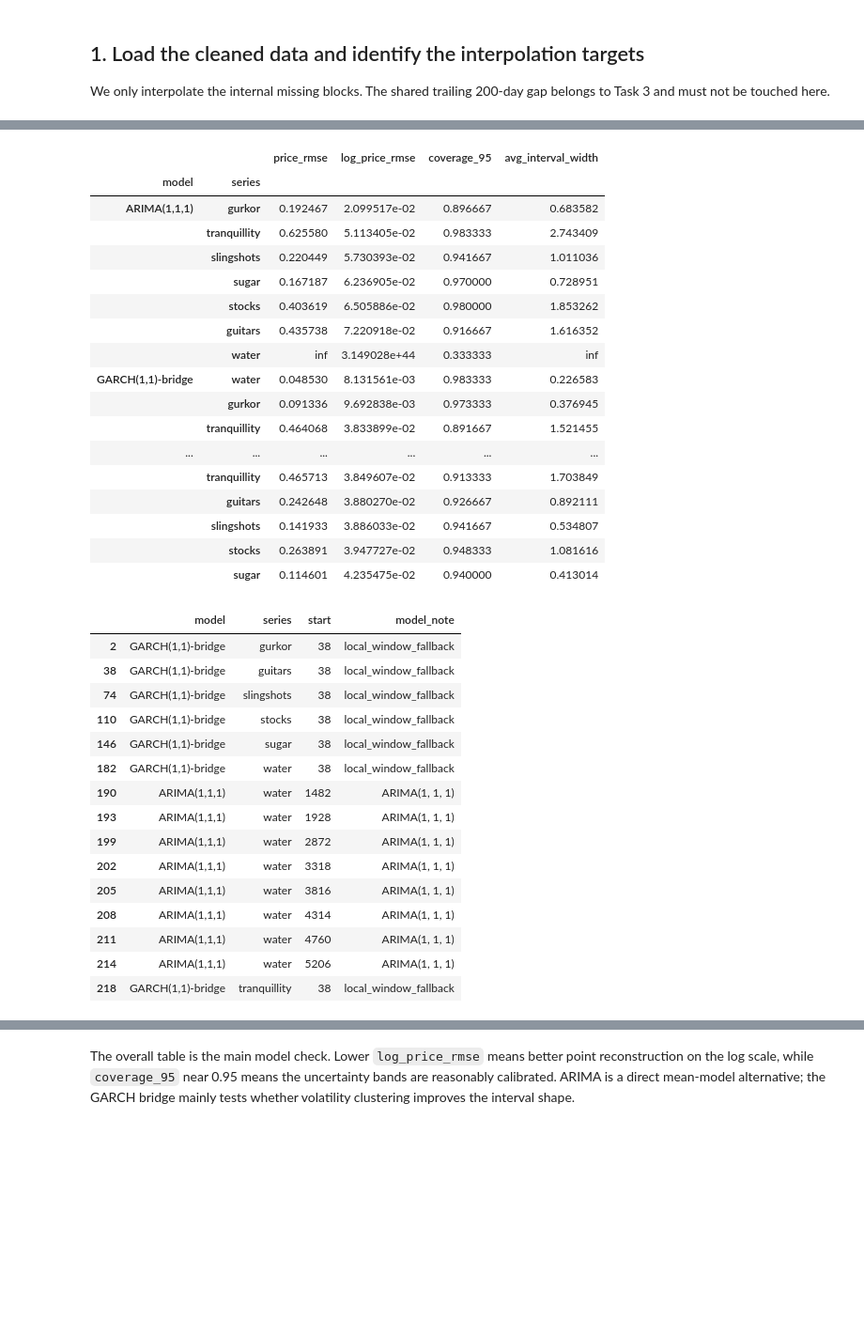
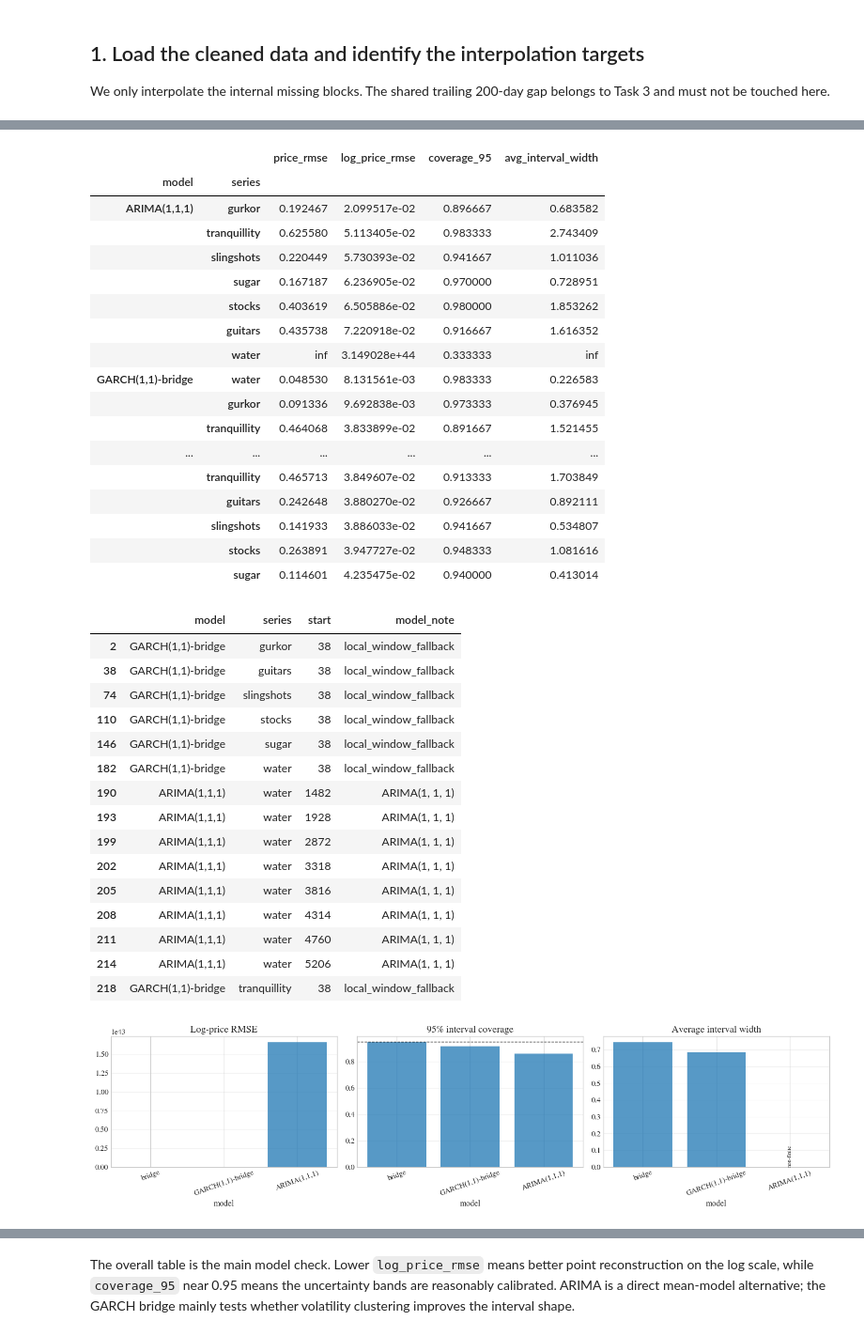
Before and after one commit to PeOll/TMS088, a Jupyter notebook: Subtasks/task2.ipynb, the cells around one changed output, grey strips where cells are left out. Shown at 94% size. Drawn from its saved outputs; the diff is of its cells as text; code cells hidden in the pictures; blank space fills up the shorter version.

```diff
--- a/Subtasks/task2.ipynb
+++ b/Subtasks/task2.ipynb
@@ -379,6 +418,19 @@ needs_attention = backtest_results[metrics].isna().any(axis=1) | backtest_result
 model_notes = backtest_results.loc[needs_attention, ["model", "series", "start", "model_note"]]
 if not model_notes.empty:
     display(model_notes.drop_duplicates().head(20))
+
+plot_backtest_metric_summary(overall_backtest, output / "backtest_model_metrics.png")
+plot_backtest_example_windows(
+    prices,
+    log_returns,
+    backtest_results,
+    interpolation_models,
+    output / "backtest_example_windows.png",
+    gap_length=validation_gap_length,
+    variance_window=variance_window,
+    z_value=z_value,
+    context_window=context_window,
+)
 # %% [output]
 |  | price_rmse | log_price_rmse | coverage_95 | avg_interval_width |
 | model |  |  |  |  |
@@ -392,30 +444,31 @@ if not model_notes.empty:
 |  | slingshots | 0.220449 | 5.730393e-02 | 0.941667 | 1.011036 |
 |  | sugar | 0.167187 | 6.236905e-02 | 0.970000 | 0.728951 |
 |  | stocks | 0.403619 | 6.505886e-02 | 0.980000 | 1.853262 |
 |  | guitars | 0.435738 | 7.220918e-02 | 0.916667 | 1.616352 |
 |  | water | inf | 3.149028e+44 | 0.333333 | inf |
 | GARCH(1,1)-bridge | water | 0.048530 | 8.131561e-03 | 0.983333 | 0.226583 |
 |  | gurkor | 0.091336 | 9.692838e-03 | 0.973333 | 0.376945 |
 |  | tranquillity | 0.464068 | 3.833899e-02 | 0.891667 | 1.521455 |
 | ... | ... | ... | ... | ... | ... |
 |  | tranquillity | 0.465713 | 3.849607e-02 | 0.913333 | 1.703849 |
 |  | guitars | 0.242648 | 3.880270e-02 | 0.926667 | 0.892111 |
 |  | slingshots | 0.141933 | 3.886033e-02 | 0.941667 | 0.534807 |
 |  | stocks | 0.263891 | 3.947727e-02 | 0.948333 | 1.081616 |
 |  | sugar | 0.114601 | 4.235475e-02 | 0.940000 | 0.413014 |
 |  | model | series | start | model_note |
 | 2 | GARCH(1,1)-bridge | gurkor | 38 | local_window_fallback |
 | 38 | GARCH(1,1)-bridge | guitars | 38 | local_window_fallback |
 | 74 | GARCH(1,1)-bridge | slingshots | 38 | local_window_fallback |
 | 110 | GARCH(1,1)-bridge | stocks | 38 | local_window_fallback |
 | 146 | GARCH(1,1)-bridge | sugar | 38 | local_window_fallback |
 | 182 | GARCH(1,1)-bridge | water | 38 | local_window_fallback |
 | 190 | ARIMA(1,1,1) | water | 1482 | ARIMA(1, 1, 1) |
 | 193 | ARIMA(1,1,1) | water | 1928 | ARIMA(1, 1, 1) |
 | 199 | ARIMA(1,1,1) | water | 2872 | ARIMA(1, 1, 1) |
 | 202 | ARIMA(1,1,1) | water | 3318 | ARIMA(1, 1, 1) |
 | 205 | ARIMA(1,1,1) | water | 3816 | ARIMA(1, 1, 1) |
 | 208 | ARIMA(1,1,1) | water | 4314 | ARIMA(1, 1, 1) |
 | 211 | ARIMA(1,1,1) | water | 4760 | ARIMA(1, 1, 1) |
 | 214 | ARIMA(1,1,1) | water | 5206 | ARIMA(1, 1, 1) |
 | 218 | GARCH(1,1)-bridge | tranquillity | 38 | local_window_fallback |
+[figure, added]
```
Also changed, not shown: parts of 22 cells of this notebook, 39 other files.
